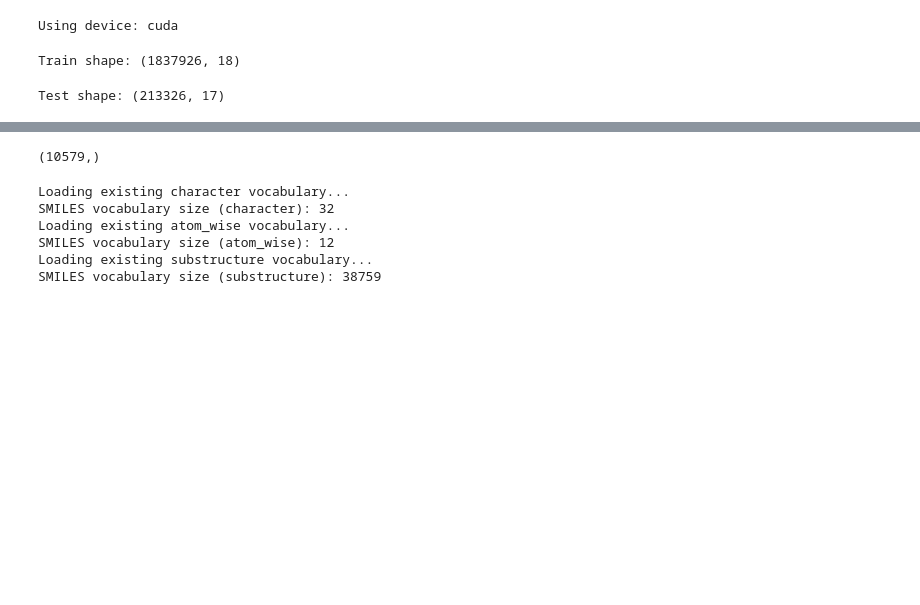
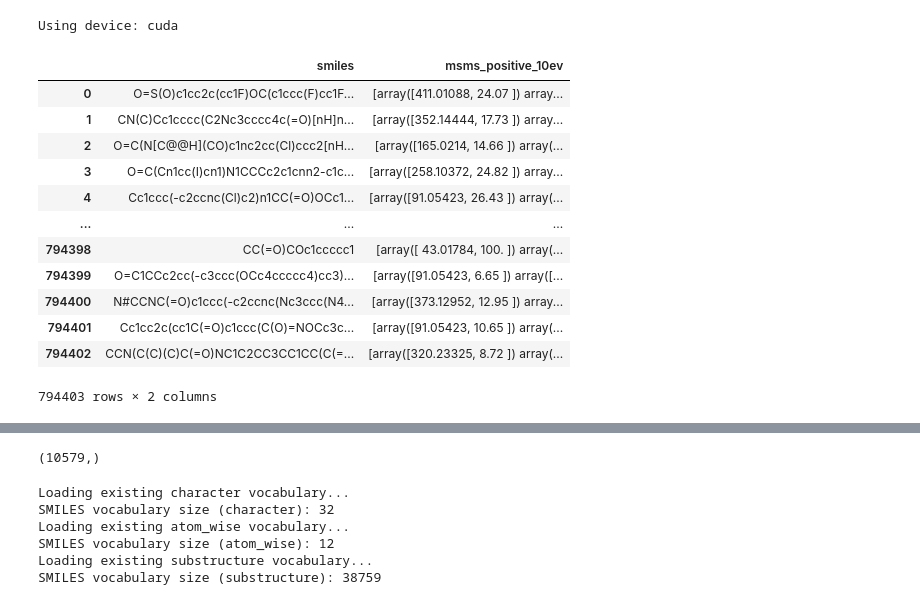
Before and after one commit to Kyle-OD/MS-FTIR-Transfer, a Jupyter notebook: msd_seq2seq.ipynb, the cells around one changed output, grey strips where cells are left out. Saved outputs shown, nothing was run; the diff lists cells and outputs as text; code cells hidden in the pictures; blank space fills up the shorter version.

```diff
--- a/msd_seq2seq.ipynb
+++ b/msd_seq2seq.ipynb
@@ -30,13 +29,27 @@ device = torch.device("cuda" if torch.cuda.is_available() else "cpu")
 print(f"Using device: {device}")
 # %% [output]
 Using device: cuda
-# %%
-df = pd.read_csv('data/MoNA/in-silico-SMILES.csv')
-print(f"Train shape: {df.shape}")
-# %% [output]
-Train shape: (1837926, 18)
-# %%
-df_test = pd.read_csv('data/MoNA/experimental-SMILES.csv')
-print(f"Test shape: {df_test.shape}")
-# %% [output]
-Test shape: (213326, 17)
+# %%
+df10p = pd.read_csv('data/msms_positive_10ev.csv').drop(columns=['Unnamed: 0'])
+df20p = pd.read_csv('data/msms_positive_10ev.csv').drop(columns=['Unnamed: 0'])
+df40p = pd.read_csv('data/msms_positive_10ev.csv').drop(columns=['Unnamed: 0'])
+df10n = pd.read_csv('data/msms_negative_10ev.csv').drop(columns=['Unnamed: 0'])
+df20n = pd.read_csv('data/msms_negative_10ev.csv').drop(columns=['Unnamed: 0'])
+df40n = pd.read_csv('data/msms_negative_10ev.csv').drop(columns=['Unnamed: 0'])
+ir = pd.read_csv('data/ir_spectra.csv').drop(columns=['Unnamed: 0'])
+# %%
+df10p
+# %% [output]
+|  | smiles | msms_positive_10ev |
+| 0 | O=S(O)c1cc2c(cc1F)OC(c1ccc(F)cc1F... | [array([411.01088, 24.07 ]) array... |
+| 1 | CN(C)Cc1cccc(C2Nc3cccc4c(=O)[nH]n... | [array([352.14444, 17.73 ]) array... |
+| 2 | O=C(N[C@@H](CO)c1nc2cc(Cl)ccc2[nH... | [array([165.0214, 14.66 ]) array(... |
+| 3 | O=C(Cn1cc(I)cn1)N1CCCc2c1cnn2-c1c... | [array([258.10372, 24.82 ]) array... |
+| 4 | Cc1ccc(-c2ccnc(Cl)c2)n1CC(=O)OCc1... | [array([91.05423, 26.43 ]) array(... |
+| ... | ... | ... |
+| 794398 | CC(=O)COc1ccccc1 | [array([ 43.01784, 100. ]) array(... |
+| 794399 | O=C1CCc2cc(-c3ccc(OCc4ccccc4)cc3)... | [array([91.05423, 6.65 ]) array([... |
+| 794400 | N#CCNC(=O)c1ccc(-c2ccnc(Nc3ccc(N4... | [array([373.12952, 12.95 ]) array... |
+| 794401 | Cc1cc2c(cc1C(=O)c1ccc(C(O)=NOCc3c... | [array([91.05423, 10.65 ]) array(... |
+| 794402 | CCN(C(C)(C)C(=O)NC1C2CC3CC1CC(C(=... | [array([320.23325, 8.72 ]) array(... |
+794403 rows × 2 columns
```
Also changed, not shown: parts of 6 cells of this notebook, 9 other files.
